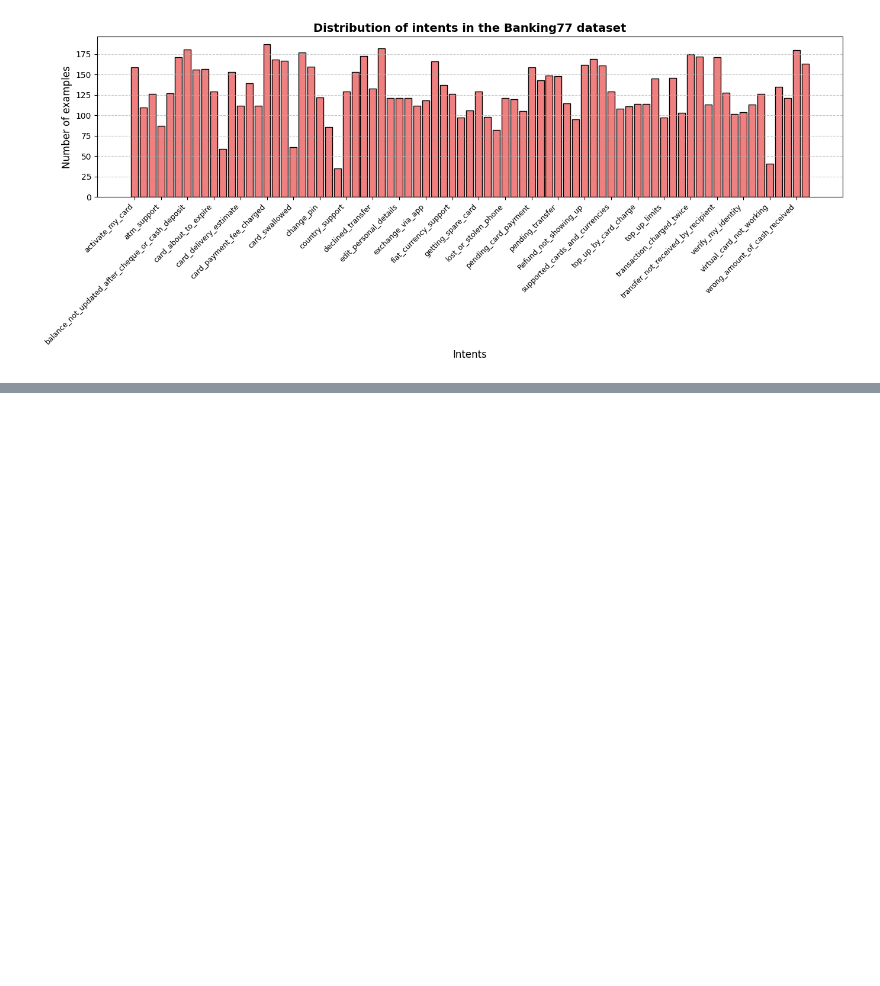
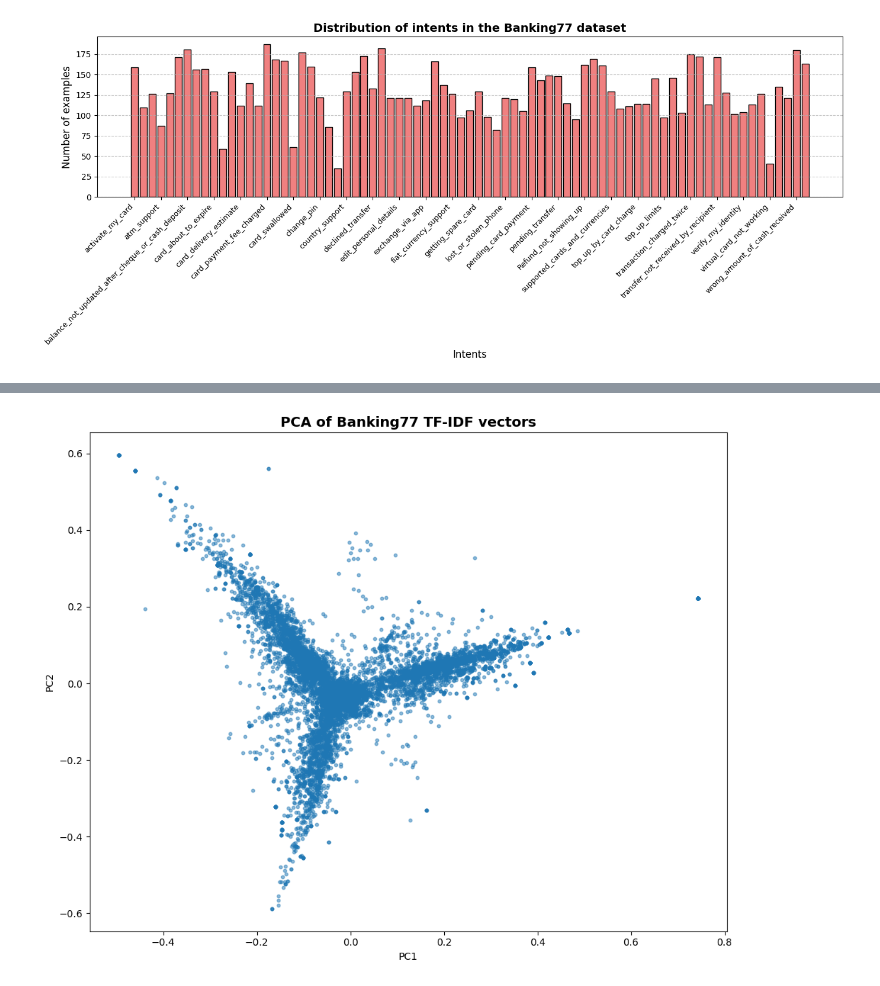
Before and after one commit to kirilltarasov-dev/NLP-Auto-secretary, a Jupyter notebook: notebook/EDA.ipynb, the cells around one changed output, grey strips where cells are left out. Saved outputs shown, nothing was run; the diff lists cells and outputs as text; code cells hidden in the pictures; blank space fills up the shorter version.

```diff
--- a/notebook/EDA.ipynb
+++ b/notebook/EDA.ipynb
@@ -98,0 +213,14 @@ plt.show()
+# %%
+# 4. PCA для 2D визуализации документов
+pca = PCA(n_components=2, random_state=42)
+X_pca = pca.fit_transform(X_tfidf.toarray())
+
+plt.figure(figsize=(10, 8))
+plt.scatter(X_pca[:, 0], X_pca[:, 1], alpha=0.5, s=10)
+plt.title("PCA of Banking77 TF-IDF vectors", fontsize=14, weight='bold')
+plt.xlabel("PC1")
+plt.ylabel("PC2")
+plt.tight_layout()
+plt.show()
+# %% [output]
+[figure, added]
```
Also changed, not shown: parts of 15 cells of this notebook.
